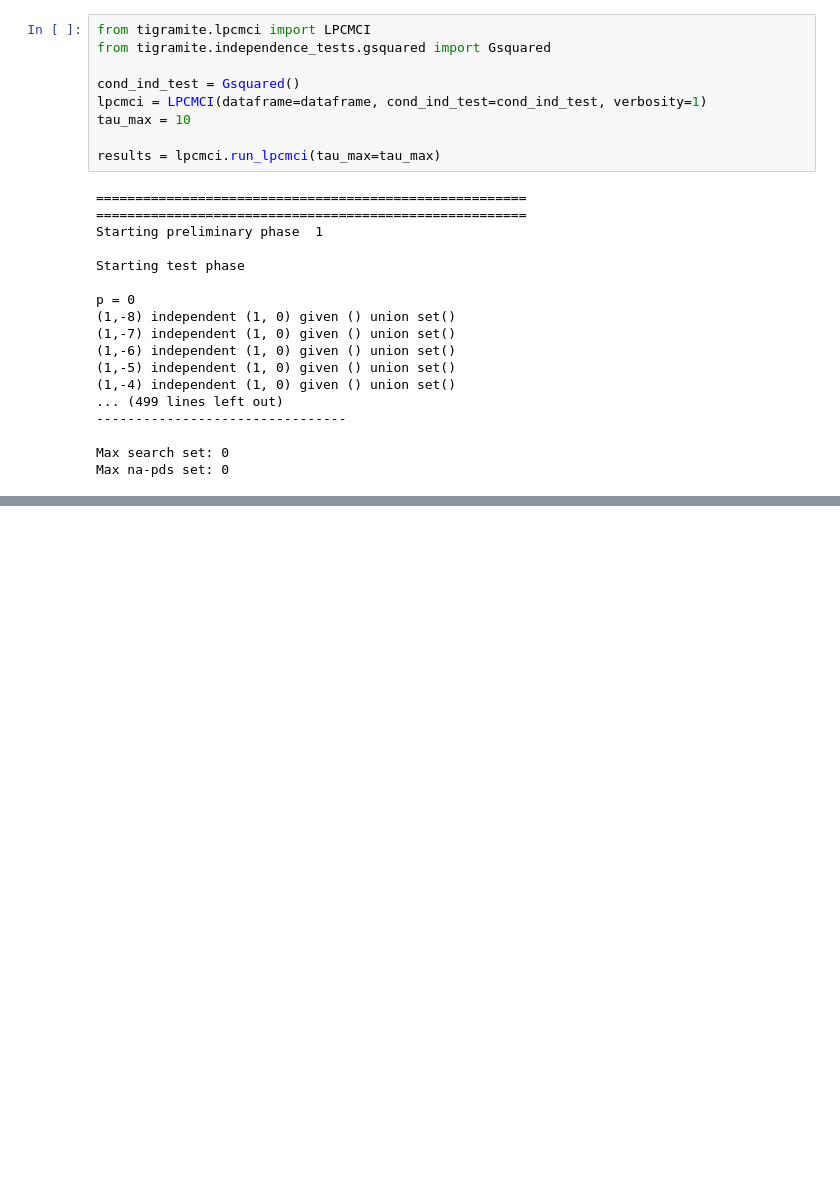
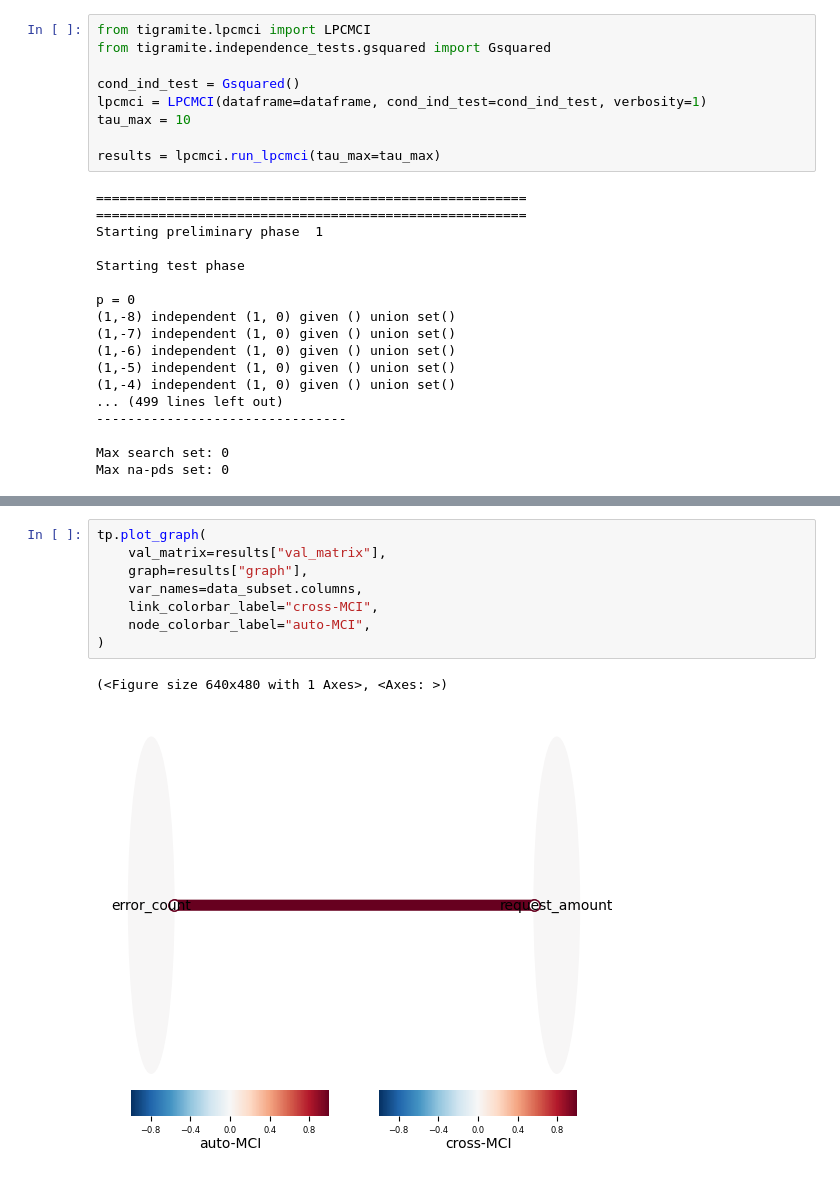
Before and after one commit to zuiuz/zoioz, a Jupyter notebook: Misc/data_analysis_short_timespan.ipynb, the cells around one changed output, grey strips where cells are left out. Drawn from its saved outputs; the diff is of its cells as text; blank space fills up the shorter version.

```diff
--- a/Misc/data_analysis_short_timespan.ipynb
+++ b/Misc/data_analysis_short_timespan.ipynb
@@ -55,0 +67,11 @@ Max na-pds set: 0
+# %%
+tp.plot_graph(
+    val_matrix=results["val_matrix"],
+    graph=results["graph"],
+    var_names=data_subset.columns,
+    link_colorbar_label="cross-MCI",
+    node_colorbar_label="auto-MCI",
+)
+# %% [output]
+(<Figure size 640x480 with 1 Axes>, <Axes: >)
+[figure, added]
```
Also changed, not shown: parts of 1 cell of this notebook.
